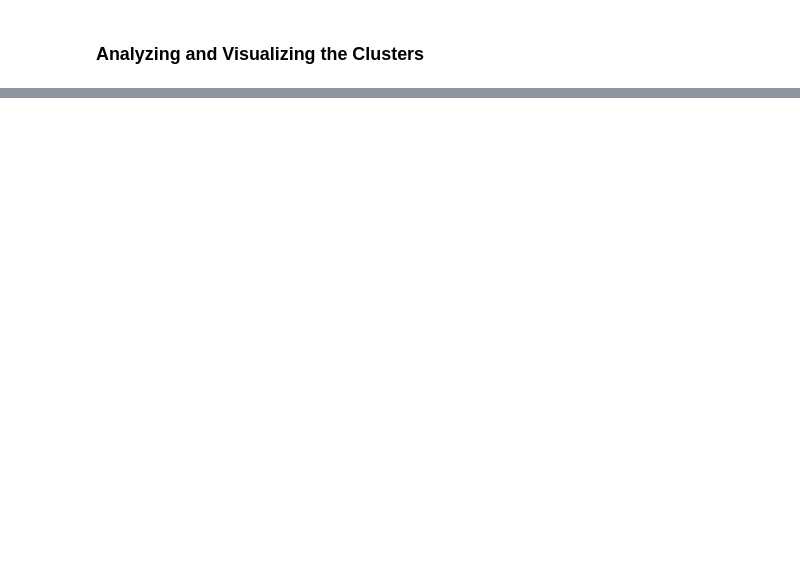
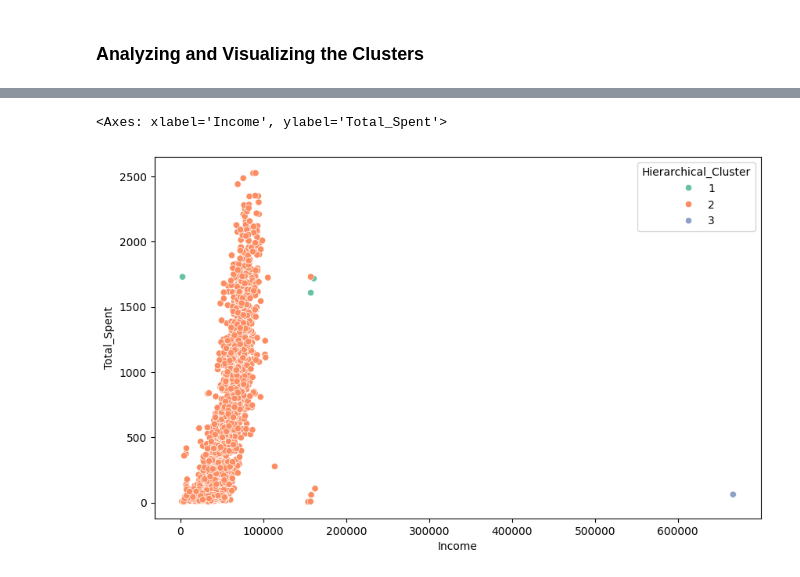
Before and after one commit to BettyKagendo/Advanced-Machine-Learning, a Jupyter notebook: week_7/customer_personality_analysis.ipynb, the cells around one changed output, grey strips where cells are left out. Saved outputs shown, nothing was run; the diff lists cells and outputs as text; code cells hidden in the pictures; blank space fills up the shorter version.

```diff
--- a/week_7/customer_personality_analysis.ipynb
+++ b/week_7/customer_personality_analysis.ipynb
@@ -276,0 +264,16 @@ Based on the cluster profiles, you can make data-driven marketing recommendation
+# %%
+#Drop clusters from k means
+data.drop('Cluster', axis=1, inplace=True)
+# %%
+import scipy.cluster.hierarchy as sch
+
+#Create dendrogram to visualize the hierarchical structure
+linked = sch.linkage(data_scaled_df, method='average')
+
+#plot the dendogram
+plt.figure(figsize=(10, 7))
+dendrogram = sch.dendrogram(linked)
+plt.xlabel('Data Points')
+plt.ylabel('Distance')
+plt.title('Hierarchical Clustering Dendrogram')
+plt.show()
@@ -276,0 +282,3 @@ Based on the cluster profiles, you can make data-driven marketing recommendation
+# %%
+# Assign cluster labels based on the threshold
+clusters = fcluster(linked, t=9.0, criterion='distance')
@@ -276,0 +290,4 @@ Based on the cluster profiles, you can make data-driven marketing recommendation
+# %%
+# Add the labels to your dataset
+data['Hierarchical_Cluster'] = clusters
+data.head()
@@ -276,0 +312,7 @@ Based on the cluster profiles, you can make data-driven marketing recommendation
+# %%
+#Scatterplot of income and cluster, hue by cluster
+plt.figure(figsize=(10, 6))
+sns.scatterplot(x=data['Income'], y=data['Total_Spent'], hue=data['Hierarchical_Cluster'], data=data, palette='Set2')
+# %% [output]
+<Axes: xlabel='Income', ylabel='Total_Spent'>
+[figure, added]
```
Also changed, not shown: parts of 39 cells of this notebook.
